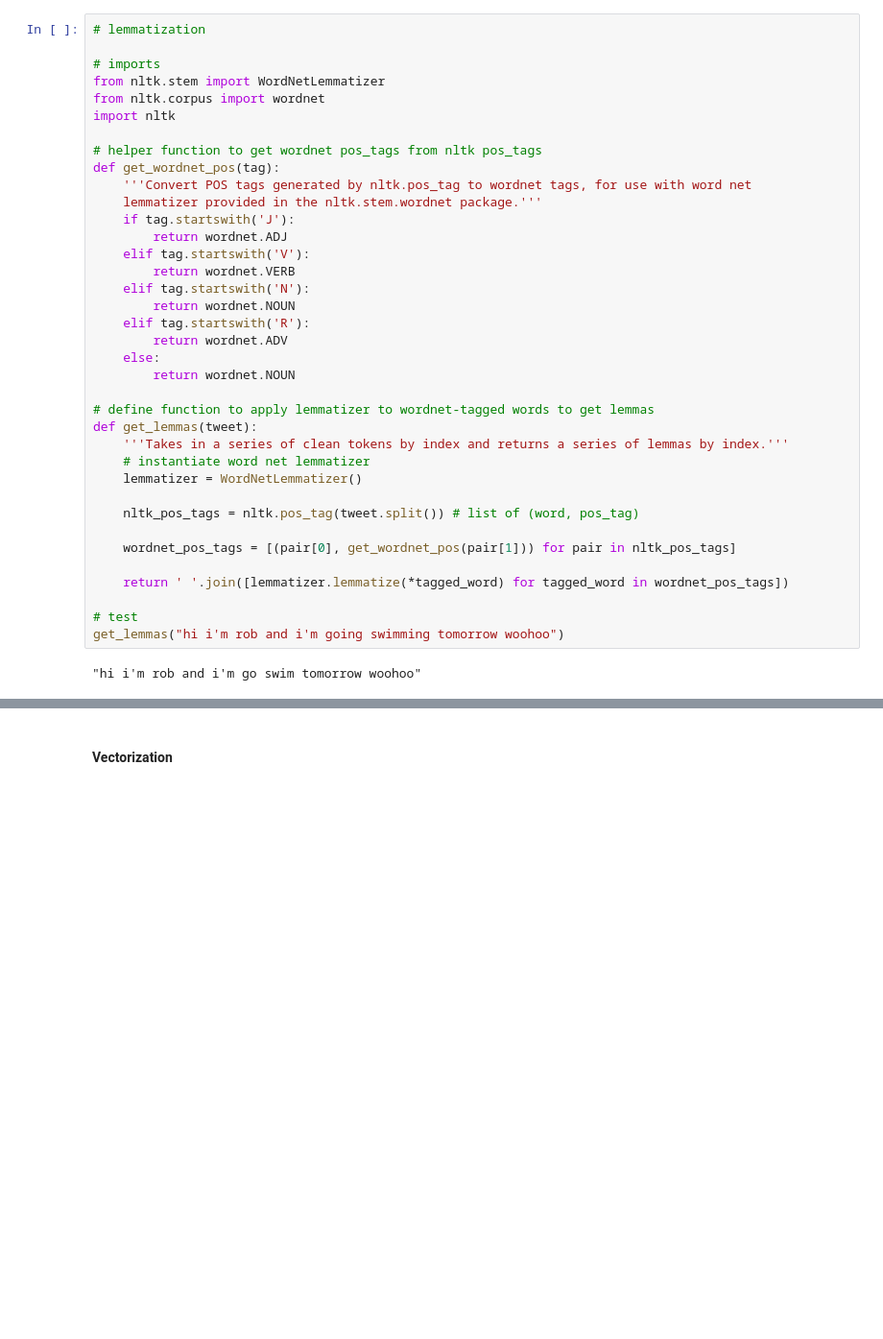
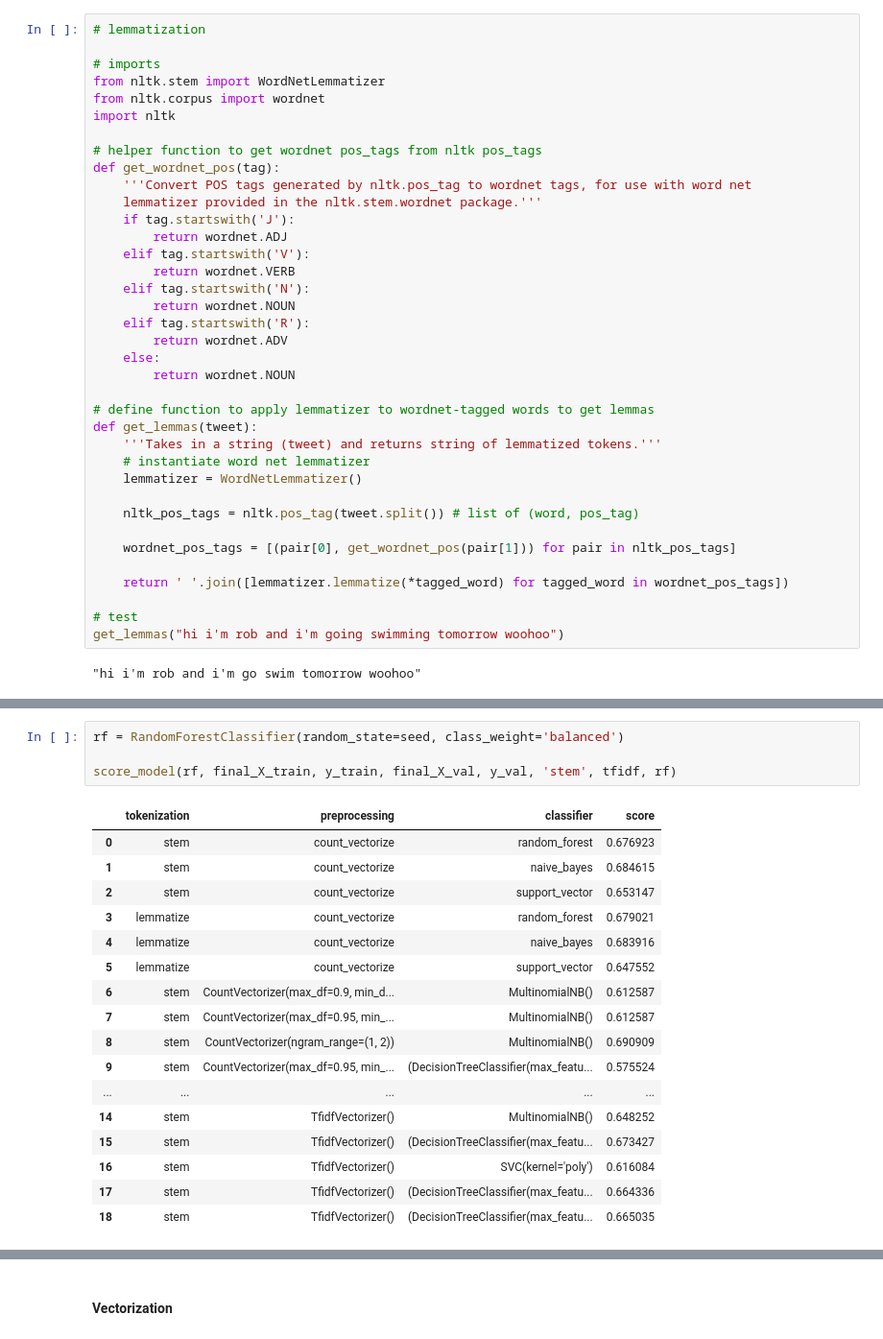
Before and after one commit to ran0027/twitter-sentiment-analysis, a Jupyter notebook: Untitled.ipynb, the cells around one changed output, grey strips where cells are left out. Shown at 96% size. Cells and saved outputs as stored; diff of their text form; blank space fills up the shorter version.

```diff
--- a/Untitled.ipynb
+++ b/Untitled.ipynb
@@ -341,7 +444,7 @@ def get_wordnet_pos(tag):
 
 # define function to apply lemmatizer to wordnet-tagged words to get lemmas
 def get_lemmas(tweet):
-    '''Takes in a series of clean tokens by index and returns a series of lemmas by index.'''
+    '''Takes in a string (tweet) and returns string of lemmatized tokens.'''
     # instantiate word net lemmatizer
     lemmatizer = WordNetLemmatizer()
 
@@ -361,0 +936,22 @@ X_train_lemmas = X_train.apply(clean_up).apply(get_lemmas)
+# %%
+rf = RandomForestClassifier(random_state=seed, class_weight='balanced')
+
+score_model(rf, final_X_train, y_train, final_X_val, y_val, 'stem', tfidf, rf)
+# %% [output]
+|  | tokenization | preprocessing | classifier | score |
+| 0 | stem | count_vectorize | random_forest | 0.676923 |
+| 1 | stem | count_vectorize | naive_bayes | 0.684615 |
+| 2 | stem | count_vectorize | support_vector | 0.653147 |
+| 3 | lemmatize | count_vectorize | random_forest | 0.679021 |
+| 4 | lemmatize | count_vectorize | naive_bayes | 0.683916 |
+| 5 | lemmatize | count_vectorize | support_vector | 0.647552 |
+| 6 | stem | CountVectorizer(max_df=0.9, min_d... | MultinomialNB() | 0.612587 |
+| 7 | stem | CountVectorizer(max_df=0.95, min_... | MultinomialNB() | 0.612587 |
+| 8 | stem | CountVectorizer(ngram_range=(1, 2)) | MultinomialNB() | 0.690909 |
+| 9 | stem | CountVectorizer(max_df=0.95, min_... | (DecisionTreeClassifier(max_featu... | 0.575524 |
+| ... | ... | ... | ... | ... |
+| 14 | stem | TfidfVectorizer() | MultinomialNB() | 0.648252 |
+| 15 | stem | TfidfVectorizer() | (DecisionTreeClassifier(max_featu... | 0.673427 |
+| 16 | stem | TfidfVectorizer() | SVC(kernel='poly') | 0.616084 |
+| 17 | stem | TfidfVectorizer() | (DecisionTreeClassifier(max_featu... | 0.664336 |
+| 18 | stem | TfidfVectorizer() | (DecisionTreeClassifier(max_featu... | 0.665035 |
```
Also changed, not shown: parts of 153 cells of this notebook.
